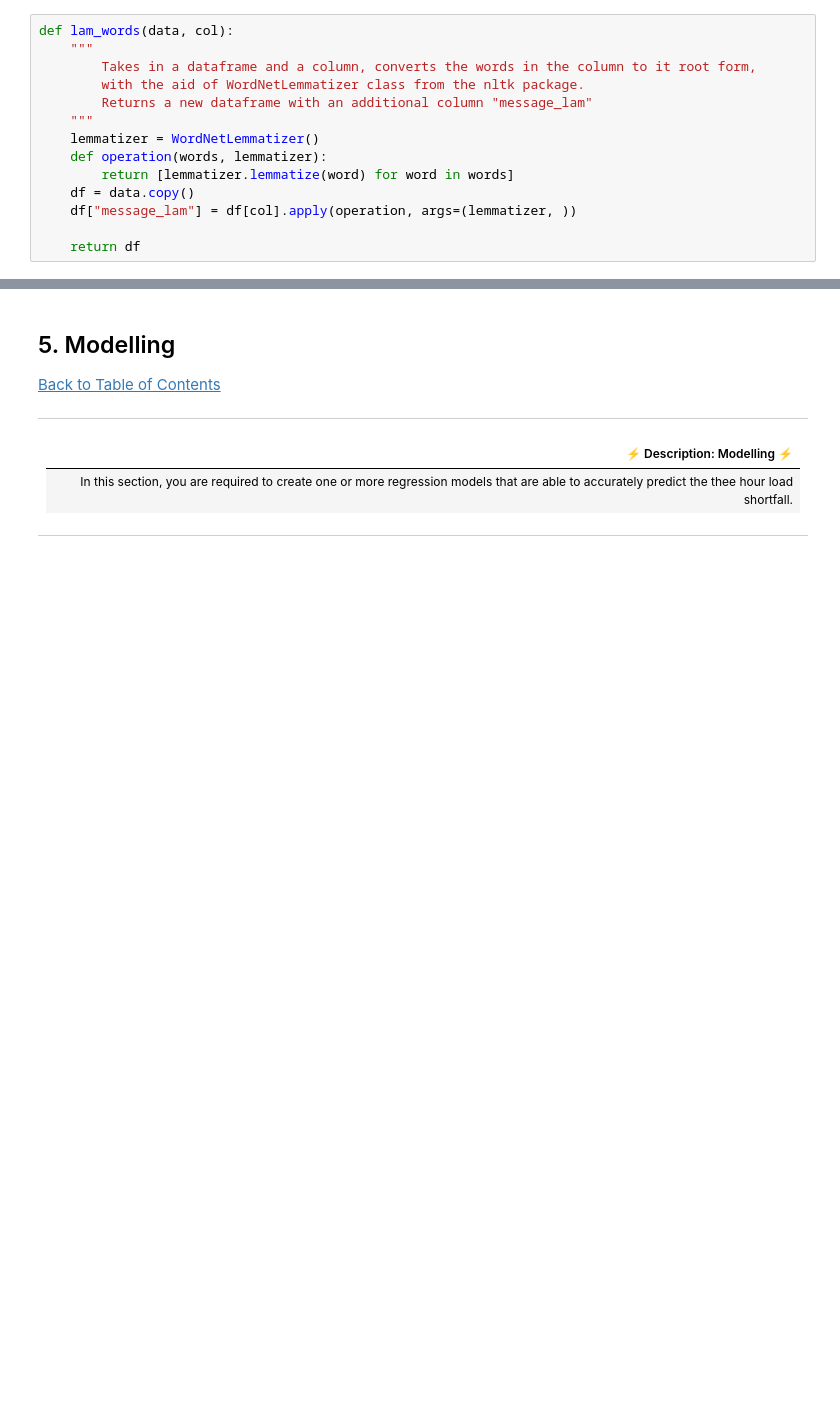
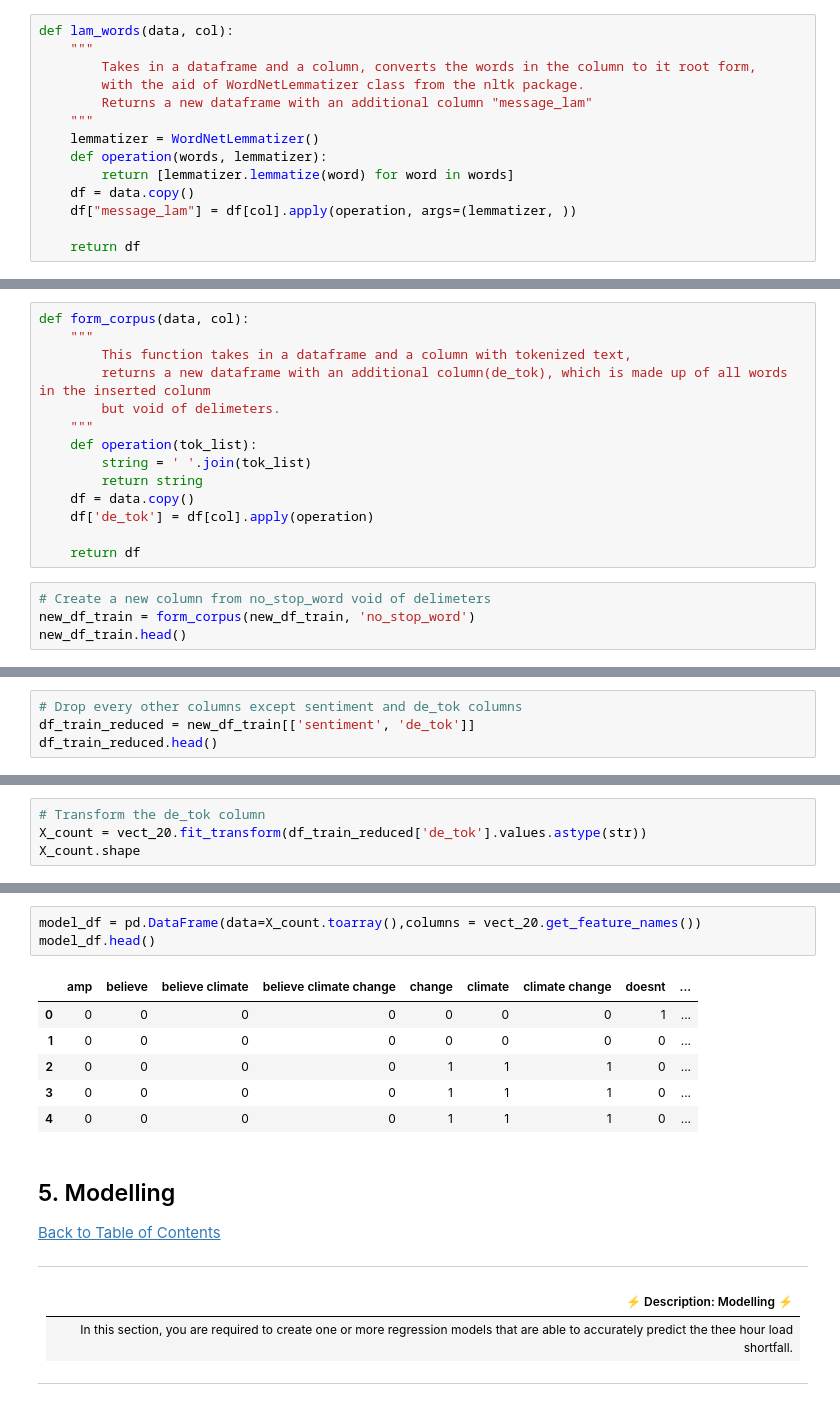
Before and after one commit to endiesworld/2110ACDS_T7_C_Predict, a Jupyter notebook: starter-notebook.ipynb, the cells around one changed output, grey strips where cells are left out. Cells and saved outputs as stored; diff of their text form; blank space fills up the shorter version.

```diff
--- a/starter-notebook.ipynb
+++ b/starter-notebook.ipynb
@@ -469,0 +553,18 @@ new_df_train.head()
+# %%
+def form_corpus(data, col):
+    """
+        This function takes in a dataframe and a column with tokenized text,
+        returns a new dataframe with an additional column(de_tok), which is made up of all words in the inserted colunm
+        but void of delimeters.
+    """
+    def operation(tok_list):
+        string = ' '.join(tok_list)
+        return string
+    df = data.copy()
+    df['de_tok'] = df[col].apply(operation)
+
+    return df
+# %%
+# Create a new column from no_stop_word void of delimeters
+new_df_train = form_corpus(new_df_train, 'no_stop_word')
+new_df_train.head()
@@ -469,0 +578,4 @@ new_df_train.head()
+# %%
+# Drop every other columns except sentiment and de_tok columns
+df_train_reduced = new_df_train[['sentiment', 'de_tok']]
+df_train_reduced.head()
@@ -469,0 +589,4 @@ new_df_train.head()
+# %%
+# Transform the de_tok column
+X_count = vect_20.fit_transform(df_train_reduced['de_tok'].values.astype(str))
+X_count.shape
@@ -470,3 +645,13 @@ new_df_train.head()
+# %%
+model_df = pd.DataFrame(data=X_count.toarray(),columns = vect_20.get_feature_names())
+model_df.head()
+# %% [output]
+|  | amp | believe | believe climate | believe climate change | change | climate | climate change | doesnt | ... |
+| 0 | 0 | 0 | 0 | 0 | 0 | 0 | 0 | 1 | ... |
+| 1 | 0 | 0 | 0 | 0 | 0 | 0 | 0 | 0 | ... |
+| 2 | 0 | 0 | 0 | 0 | 1 | 1 | 1 | 0 | ... |
+| 3 | 0 | 0 | 0 | 0 | 1 | 1 | 1 | 0 | ... |
+| 4 | 0 | 0 | 0 | 0 | 1 | 1 | 1 | 0 | ... |
 # %% [markdown]
 <a id="five"></a>
 ## 5. Modelling
```
Also changed, not shown: parts of 49 cells of this notebook, 1 other file.
